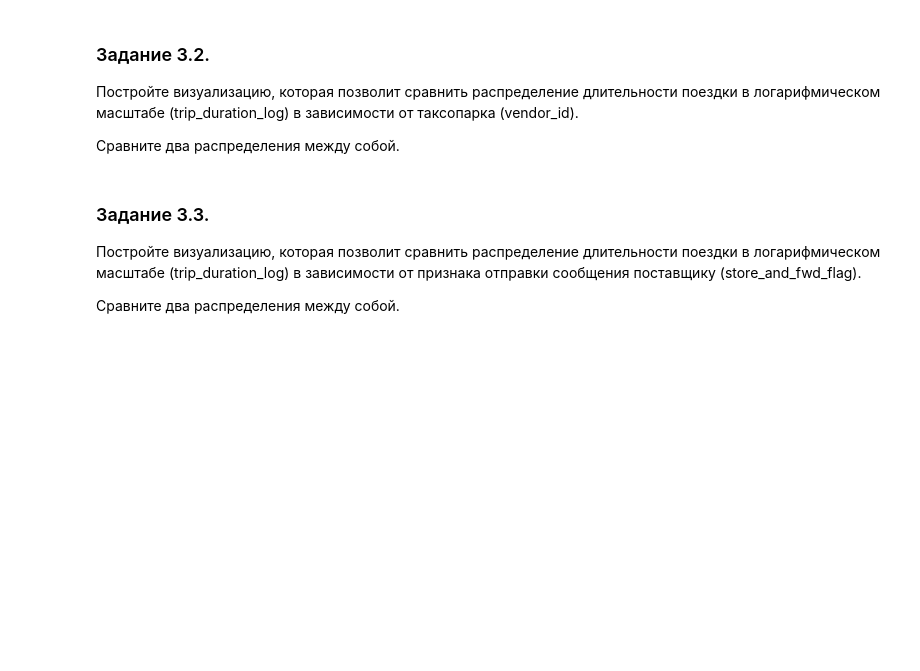
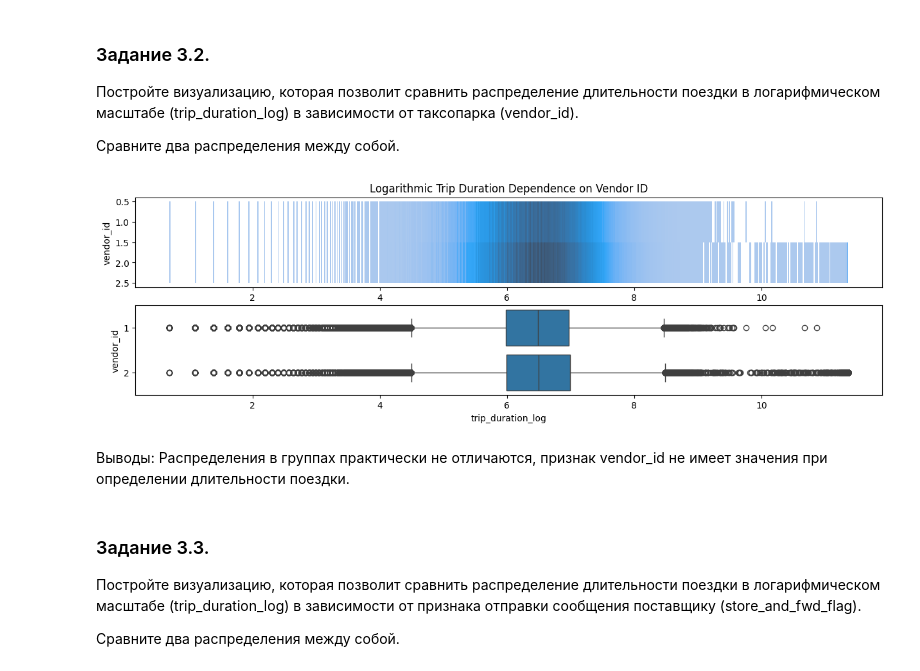
Before and after one commit to XDM94/Hackathon_SF_2024, a Jupyter notebook: Project.ipynb, the cells around one changed output. Saved outputs shown, nothing was run; the diff lists cells and outputs as text; code cells hidden in the pictures; blank space fills up the shorter version.

```diff
--- a/Project.ipynb
+++ b/Project.ipynb
@@ -303,3 +651,27 @@ taxi_data['trip_duration_log'] = np.log(taxi_data['trip_duration']+1)
+# %%
+# преобразуем признак vendor_id в категориальный тип данных
+taxi_data['vendor_id'] = taxi_data['vendor_id'].astype('category')
+
+# строим гистограмму и коробчатую диаграмму
+fig, axes = plt.subplots(nrows = 2, ncols = 1, figsize = (15, 4))
+histplot = sns.histplot(
+    data = taxi_data,
+    x = 'trip_duration_log',
+    y = 'vendor_id',
+    ax = axes[0]
+)
+histplot.set_title('Logarithmic Trip Duration Dependence on Vendor ID')
+boxplot = sns.boxplot(
+    data = taxi_data,
+    x = 'trip_duration_log',
+    y = 'vendor_id',
+    ax = axes[1]
+)
+# %% [output]
+[figure, added]
+# %% [markdown]
+Выводы:
+Распределения в группах практически не отличаются, признак vendor_id не имеет значения при определении длительности поездки.
 # %% [markdown]
 ### Задание 3.3.
 Постройте визуализацию, которая позволит сравнить распределение длительности поездки в логарифмическом масштабе (trip_duration_log) в зависимости от признака отправки сообщения поставщику (store_and_fwd_flag).
```
Also changed, not shown: parts of 27 cells of this notebook.
